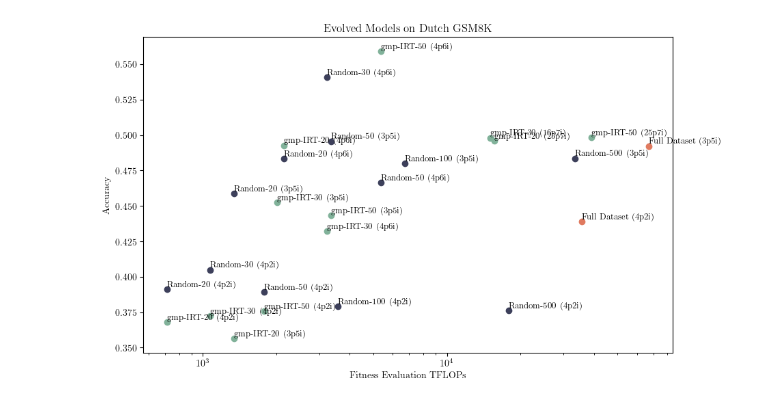
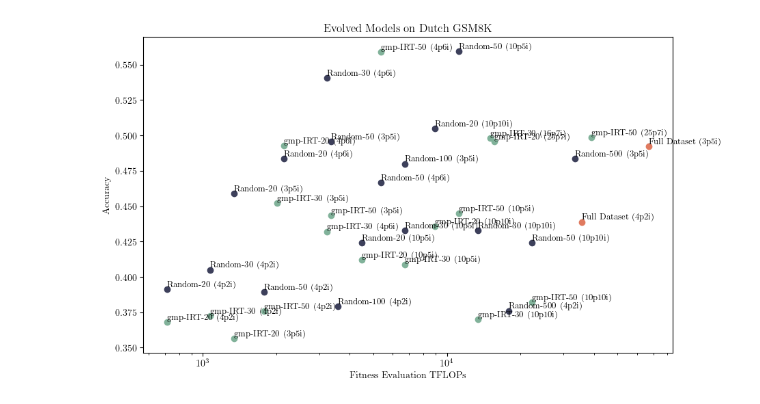
Before and after one commit to crisostomi/merge3-plots, a Jupyter notebook: notebooks/accuracy_vs_flops.ipynb, the cells around one changed output. Saved outputs shown, nothing was run; the diff lists cells and outputs as text; code cells hidden in the pictures.

Commit message:
updated flops plot with new runs

```diff
--- a/notebooks/accuracy_vs_flops.ipynb
+++ b/notebooks/accuracy_vs_flops.ipynb
@@ -47,3 +47,15 @@ df
+# %%
+# add column with the second number in method, i.e. gmpirt-20_15 -> 15
+# if there is no number, it will be 8
+df["pi"] = df["method"].apply(
+    lambda x: int(x.split("_")[-1]) if x.split("_")[-1].isdigit() else 8
+)
+
+# extract the number of samples from the method, i.e. gmpirt-20_15 -> 20
+df["samples"] = df["method"].apply(lambda x: int(x.split("-")[1].split("_")[0]))
+
+# calculate pi x samples
+df["pi_samples"] = df["pi"] * df["samples"]
 # %%
 # scatterplot of accuracy vs flops
 import matplotlib.pyplot as plt
@@ -59,31 +71,35 @@ for i in range(len(df)):
         text = df.method_name[i] +  " (4p6i)"
     elif "_112" in df.method[i]:
         text = df.method_name[i] + " (16p7i)"
+    elif "_50" in df.method[i]:
+        text = df.method_name[i] + " (10p5i)"
+    elif "_100" in df.method[i]:
+        text = df.method_name[i] + " (10p10i)"
     elif "_175" in df.method[i]:
         text = df.method_name[i] + " (25p7i)"
     else:
         text = df.method_name[i] + " (4p2i)"
 
     text = text.replace("random-1000", "Full Dataset")
     plt.text(df.TFLOPs[i]-1, df.accuracy[i]+0.002, text, fontsize=9)
 
 # color differently gmpirt from random
 for i in range(len(df)):
     if "gmp-IRT" in df.method_name[i]:
         plt.scatter(df.TFLOPs[i], df.accuracy[i], color=color_dict["Cambridge blue"])
     elif "Full Dataset" in df.method_name[i]:
         plt.scatter(df.TFLOPs[i], df.accuracy[i], color=color_dict["Burnt sienna"])
     else:
         plt.scatter(df.TFLOPs[i], df.accuracy[i], color=color_dict["Delft Blue"])
 
 #plt.xscale("log")
 plt.xlabel("Fitness Evaluation TFLOPs")
 plt.ylabel("Accuracy")
 
 # log scale
 plt.xscale("log")
 
 plt.title("Evolved Models on Dutch GSM8K")
 plt.show()
 # %% [output]
-[figure, old version]
+[figure, new version]
```
Also changed, not shown: parts of 3 cells of this notebook, 1 other file.
